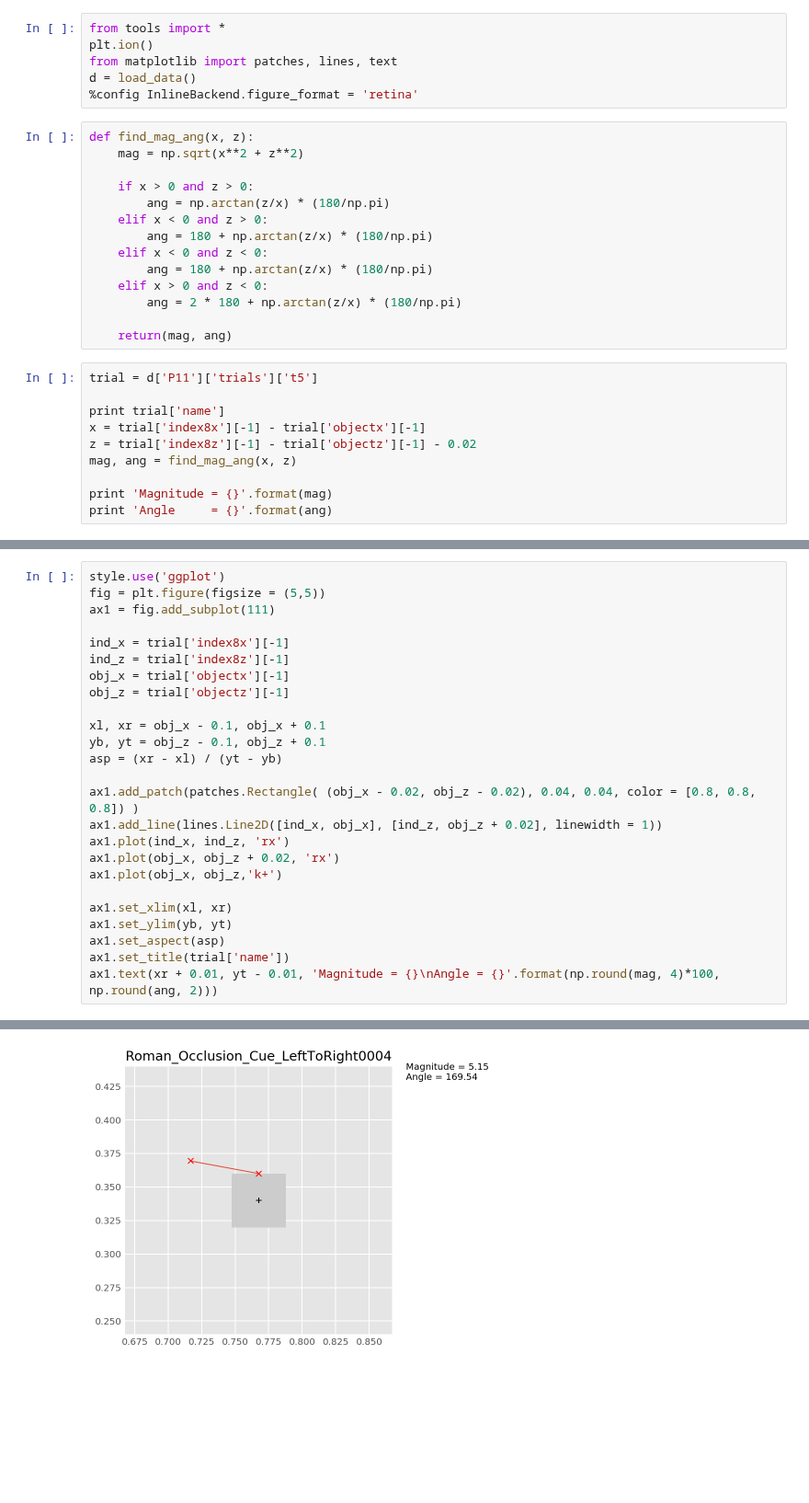
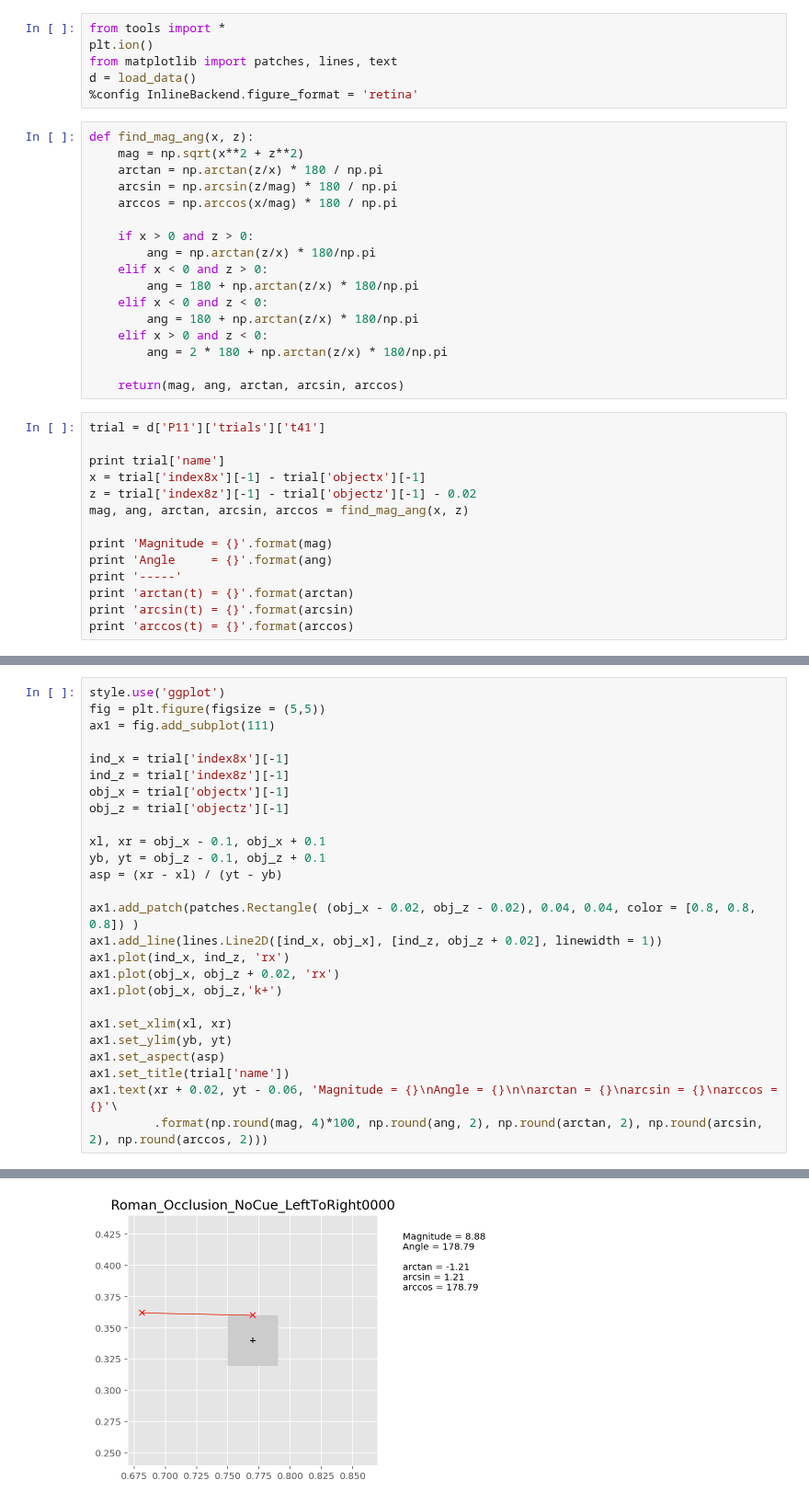
Before and after one commit to Roman-Belenya/perception_and_action, a Jupyter notebook: explore.ipynb, the cells around one changed output, grey strips where cells are left out. Shown at 92% size. Drawn from its saved outputs; the diff is of its cells as text; blank space fills up the shorter version.

```diff
--- a/explore.ipynb
+++ b/explore.ipynb
@@ -7,25 +7,32 @@ d = load_data()
 # %%
 def find_mag_ang(x, z):
     mag = np.sqrt(x**2 + z**2)
+    arctan = np.arctan(z/x) * 180 / np.pi
+    arcsin = np.arcsin(z/mag) * 180 / np.pi
+    arccos = np.arccos(x/mag) * 180 / np.pi
 
     if x > 0 and z > 0:
-        ang = np.arctan(z/x) * (180/np.pi)
+        ang = np.arctan(z/x) * 180/np.pi
     elif x < 0 and z > 0:
-        ang = 180 + np.arctan(z/x) * (180/np.pi)
+        ang = 180 + np.arctan(z/x) * 180/np.pi
     elif x < 0 and z < 0:
-        ang = 180 + np.arctan(z/x) * (180/np.pi)
+        ang = 180 + np.arctan(z/x) * 180/np.pi
     elif x > 0 and z < 0:
-        ang = 2 * 180 + np.arctan(z/x) * (180/np.pi)
+        ang = 2 * 180 + np.arctan(z/x) * 180/np.pi
 
-    return(mag, ang)
+    return(mag, ang, arctan, arcsin, arccos)
 # %%
-trial = d['P11']['trials']['t5']
+trial = d['P11']['trials']['t41']
 
 print trial['name']
 x = trial['index8x'][-1] - trial['objectx'][-1]
 z = trial['index8z'][-1] - trial['objectz'][-1] - 0.02
-mag, ang = find_mag_ang(x, z)
+mag, ang, arctan, arcsin, arccos = find_mag_ang(x, z)
 
 print 'Magnitude = {}'.format(mag)
 print 'Angle     = {}'.format(ang)
+print '-----'
+print 'arctan(t) = {}'.format(arctan)
+print 'arcsin(t) = {}'.format(arcsin)
+print 'arccos(t) = {}'.format(arccos)
 # %% [output]
@@ -35,28 +46,29 @@ Angle     = 169.538356472
 # %%
 style.use('ggplot')
 fig = plt.figure(figsize = (5,5))
 ax1 = fig.add_subplot(111)
 
 ind_x = trial['index8x'][-1]
 ind_z = trial['index8z'][-1]
 obj_x = trial['objectx'][-1]
 obj_z = trial['objectz'][-1]
 
 xl, xr = obj_x - 0.1, obj_x + 0.1
 yb, yt = obj_z - 0.1, obj_z + 0.1
 asp = (xr - xl) / (yt - yb)
 
 ax1.add_patch(patches.Rectangle( (obj_x - 0.02, obj_z - 0.02), 0.04, 0.04, color = [0.8, 0.8, 0.8]) )
 ax1.add_line(lines.Line2D([ind_x, obj_x], [ind_z, obj_z + 0.02], linewidth = 1))
 ax1.plot(ind_x, ind_z, 'rx')
 ax1.plot(obj_x, obj_z + 0.02, 'rx')
 ax1.plot(obj_x, obj_z,'k+')
 
 ax1.set_xlim(xl, xr)
 ax1.set_ylim(yb, yt)
 ax1.set_aspect(asp)
 ax1.set_title(trial['name'])
-ax1.text(xr + 0.01, yt - 0.01, 'Magnitude = {}\nAngle = {}'.format(np.round(mag, 4)*100, np.round(ang, 2)))
+ax1.text(xr + 0.02, yt - 0.06, 'Magnitude = {}\nAngle = {}\n\narctan = {}\narcsin = {}\narccos = {}'\
+         .format(np.round(mag, 4)*100, np.round(ang, 2), np.round(arctan, 2), np.round(arcsin, 2), np.round(arccos, 2)))
 # %% [output]
 <matplotlib.text.Text at 0x...>
-[figure, old version]
+[figure, new version]
```
Also changed, not shown: parts of 1 cell of this notebook, 1 other file.
